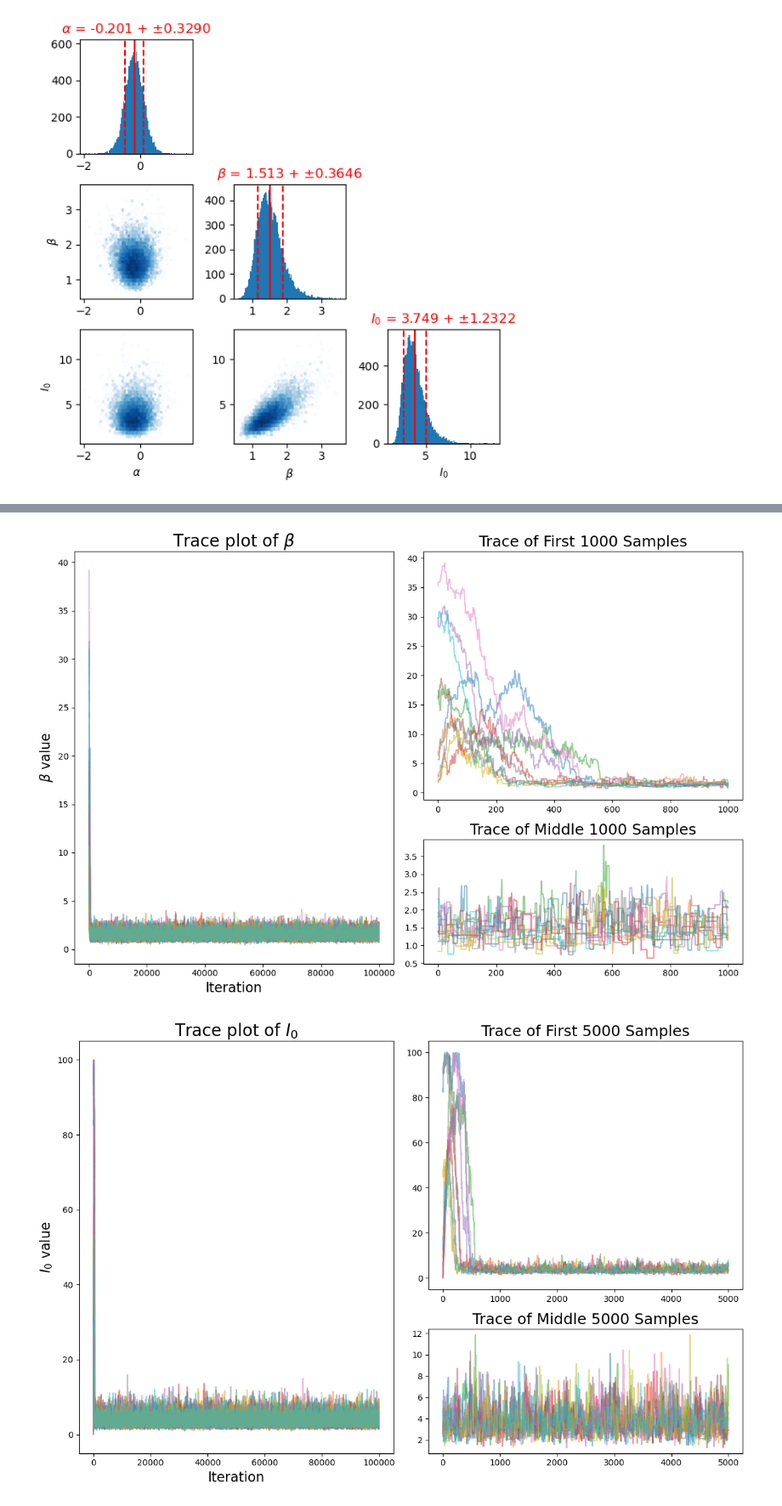
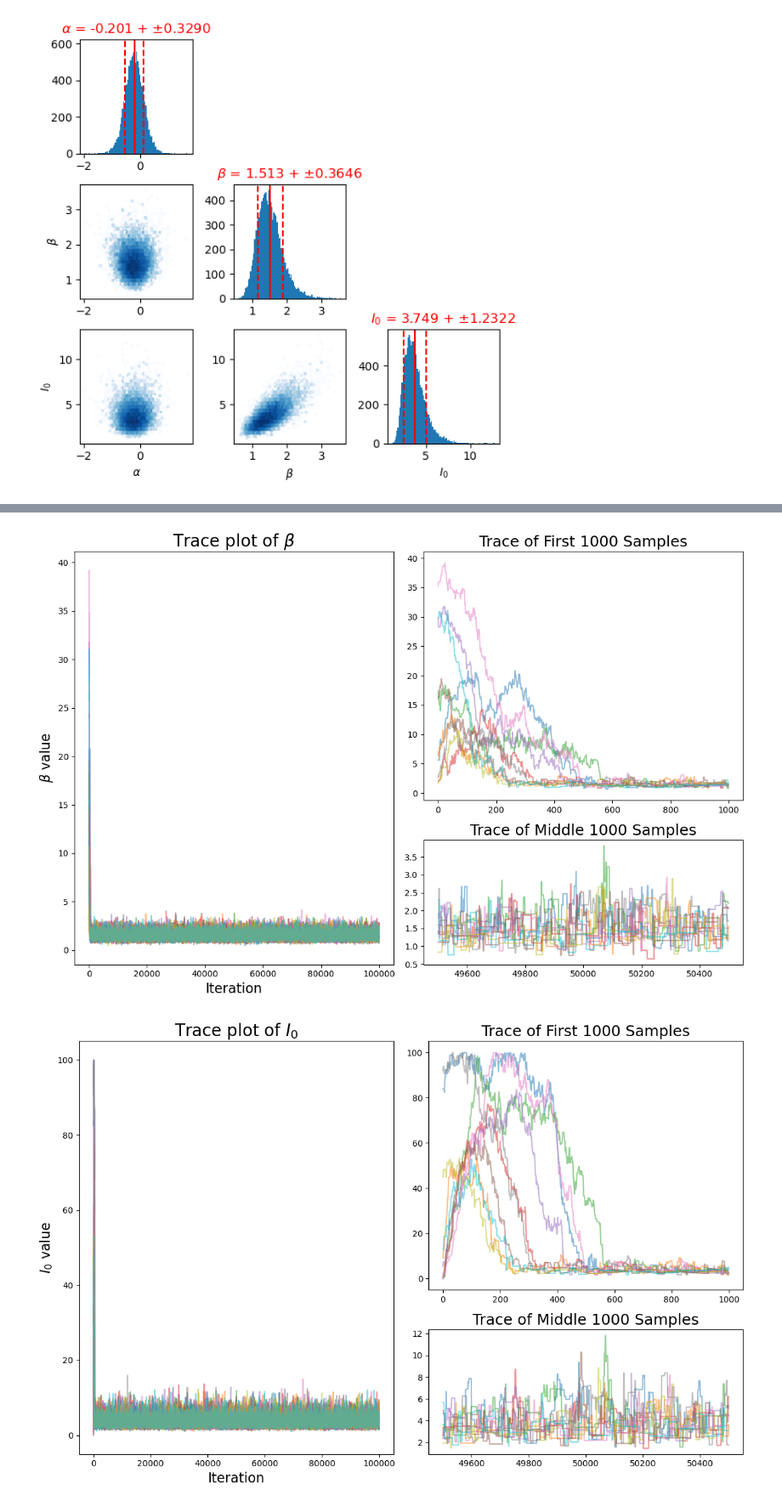
Before and after one commit to VishalJ99/s2_cw, a Jupyter notebook: src/figs.ipynb, the cells around one changed output, grey strips where cells are left out. Shown at 85% size. Cells and saved outputs as stored; diff of their text form; code cells hidden in the pictures.

Commit message:
Add references to report, finish section viii

```diff
--- a/src/figs.ipynb
+++ b/src/figs.ipynb
@@ -287,9 +291,12 @@ plt.show()
 # %%
 # Trace plots for part 2
 plt = make_trace_plot(chains_2, 0, r'$\alpha$', 1000)
+plt.savefig('../report/figs/trace_plot_alpha_2.png', dpi=300)
 plt.show()
 plt = make_trace_plot(chains_2, 1, r'$\beta$', 1000)
+plt.savefig('../report/figs/trace_plot_beta_2.png', dpi=300)
 plt.show()
-plt = make_trace_plot(chains_2, 2, r'$I_0$', 5000)
+plt = make_trace_plot(chains_2, 2, r'$I_0$', 1000)
+plt.savefig('../report/figs/trace_plot_I0.png', dpi=300)
 plt.show()
 # %% [output]
@@ -297,2 +304,2 @@ plt.show()
-[figure, old version]
+[figure, new version]
-[figure, old version]
+[figure, new version]
```
Also changed, not shown: parts of 4 cells of this notebook, 4 other files.
